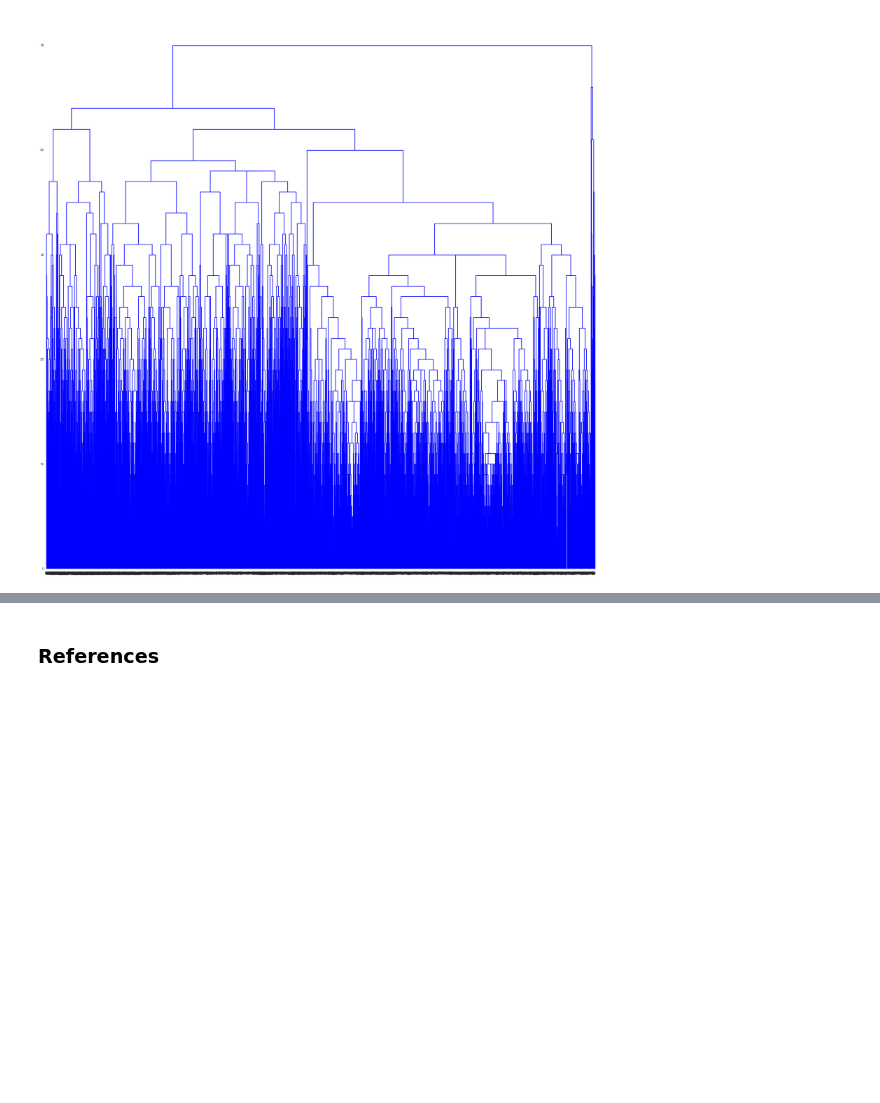
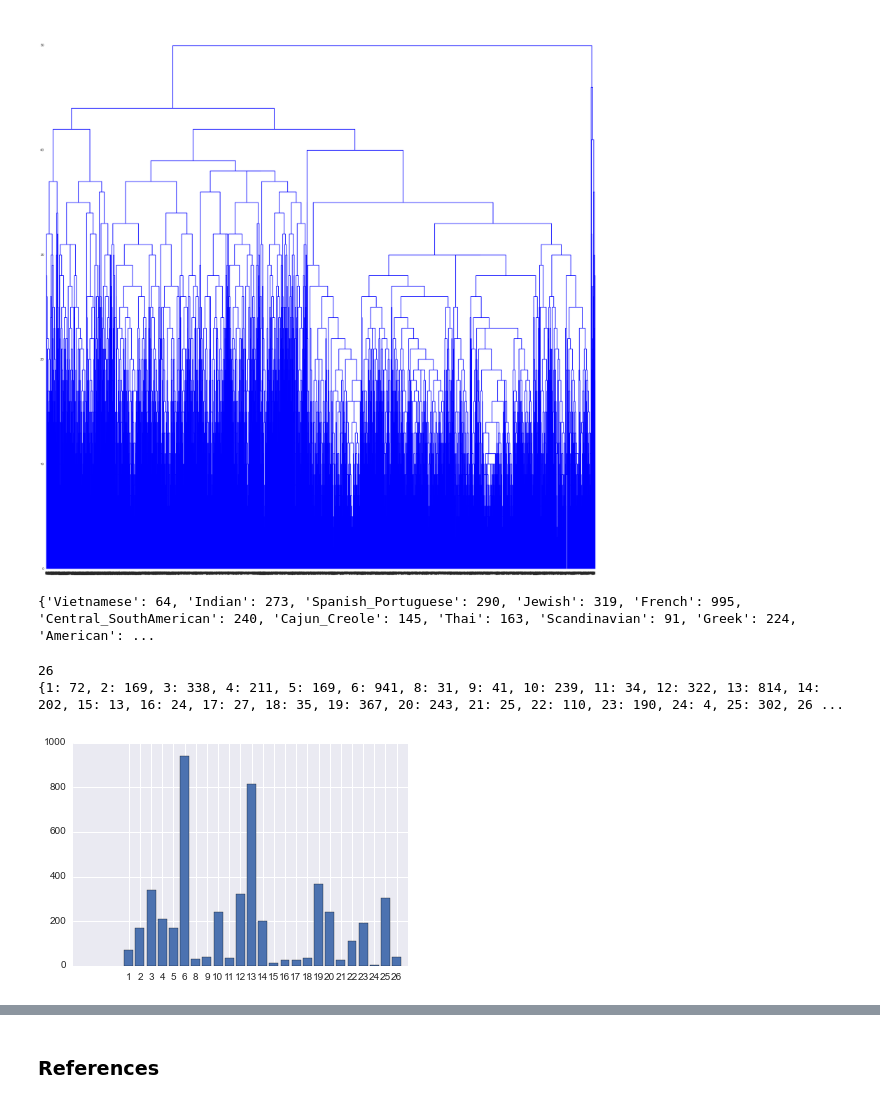
Before and after one commit to tbeaudry/spring-2015-homeworks, a Jupyter notebook: submissions/Homework-4/4.Food-recipes.ipynb, the cells around one changed output, grey strips where cells are left out. Drawn from its saved outputs; the diff is of its cells as text; code cells hidden in the pictures; blank space fills up the shorter version.

Commit message:
data parsed and visualized and described

```diff
--- a/submissions/Homework-4/4.Food-recipes.ipynb
+++ b/submissions/Homework-4/4.Food-recipes.ipynb
@@ -92,3 +93,37 @@ fig.show()
 # %% [output]
 (13407L, 4L) (13408, 350)
 [figure]
+# %%
+origins={}
+for i in data:
+    if i[0] not in origins:
+        origins[i[0]]=0
+    else:
+        origins[i[0]]+=1
+print origins, len(origins)
+#Here I am mostly interested in the number of regions so i can find the hierarchal clustering with the same number
+# %% [output]
+{'Vietnamese': 64, 'Indian': 273, 'Spanish_Portuguese': 290, 'Jewish': 319, 'French': 995, 'Central_SouthAmerican': 240, 'Cajun_Creole': 145, 'Thai': 163, 'Scandinavian': 91, 'Greek': 224, 'American': ...
+# %%
+ck = hr.fcluster(Z, 4.455,depth=45)
+print(max(ck))
+#This gives us 26 clusters by fiddling with depth and t value (t=4.455,depth=45)
+america_cluster=ck[64+273+290+319+995+240+145+163+163+91+224-1:64+273+290+319+995+240+145+163+163+91+224-1+4987]
+#print set(america_cluster)
+zz={}
+for i in america_cluster:
+    if i not in zz:
+        zz[i]=0
+    else:
+        zz[i]+=1
+print zz,
+import operator
+
+plt.bar(range(len(zz)), zz.values(), align='center')
+plt.xticks(range(len(zz)), zz.keys())
+
+plt.show()
+# %% [output]
+26
+{1: 72, 2: 169, 3: 338, 4: 211, 5: 169, 6: 941, 8: 31, 9: 41, 10: 239, 11: 34, 12: 322, 13: 814, 14: 202, 15: 13, 16: 24, 17: 27, 18: 35, 19: 367, 20: 243, 21: 25, 22: 110, 23: 190, 24: 4, 25: 302, 26 ...
+[figure, added]
```
Also changed, not shown: parts of 3 cells of this notebook.
